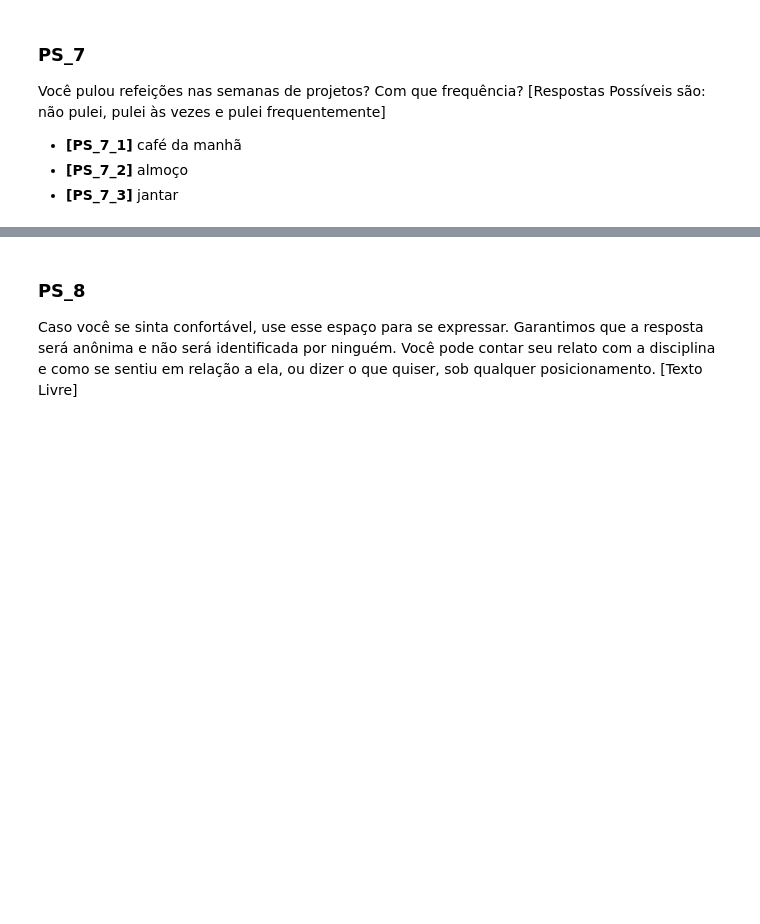
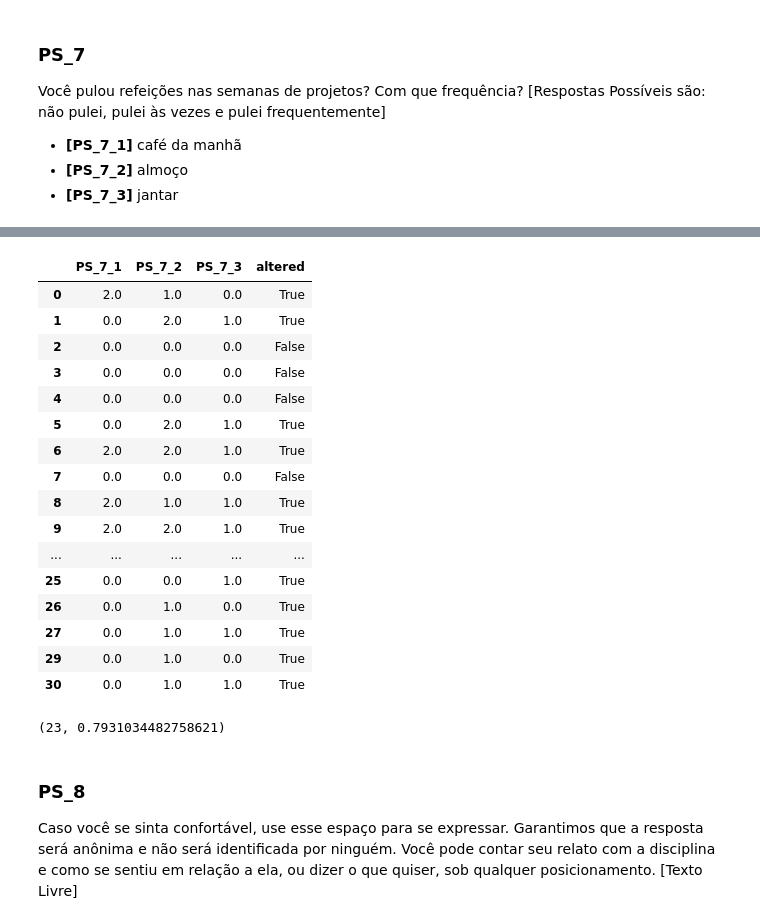
Before and after one commit to henriqueedu2001/pcs3635-health-research-data-analysis, a Jupyter notebook: analisys.ipynb, the cells around one changed output, grey strips where cells are left out. Drawn from its saved outputs; the diff is of its cells as text; code cells hidden in the pictures; blank space fills up the shorter version.

```diff
--- a/analisys.ipynb
+++ b/analisys.ipynb
@@ -803,3 +867,7 @@ Você pulou refeições nas semanas de projetos? Com que frequência? [Respostas
 - **[PS_7_1]** café da manhã
 - **[PS_7_2]** almoço
 - **[PS_7_3]** jantar
+# %%
+PS_7 = df[['PS_7_1', 'PS_7_2', 'PS_7_3']].dropna()
+
+PS_7
@@ -806,3 +892,60 @@ Você pulou refeições nas semanas de projetos? Com que frequência? [Respostas
+# %%
+def at_least_one_non_null(row: pd.Series) -> pd.Series:
+    """
+    Verifies if the row has, at least, one non null value.
+
+    Args:
+        row (pandas.Series): a pandas dataframe or series
+
+    Returns:
+        bool: True if, at least, the row have a non null value, False otherwise.
+
+    Example:
+        >>> df = pd.DataFrame({'A': [1, 2, np.nan, 4],
+        ...                    'B': [np.nan, 2, 3, 4],
+        ...                    'C': [1, np.nan, 3, np.nan]})
+
+        >>> df['new_column'] = df.apply(at_least_one_non_null, axis=1)
+        >>> print(df)
+           A    B    C   new_column
+        0  1  NaN  1.0   True
+        1  2  2.0  NaN   True
+        2  NaN  3.0  3.0   True
+        3  4  4.0  NaN   True
+    """
+    for value in row:
+        if value != 0: return True
+
+    return False
+# %%
+PS_7['altered'] = PS_7.apply(at_least_one_non_null, axis=1)
+
+PS_7
+# %% [output]
+|  | PS_7_1 | PS_7_2 | PS_7_3 | altered |
+| 0 | 2.0 | 1.0 | 0.0 | True |
+| 1 | 0.0 | 2.0 | 1.0 | True |
+| 2 | 0.0 | 0.0 | 0.0 | False |
+| 3 | 0.0 | 0.0 | 0.0 | False |
+| 4 | 0.0 | 0.0 | 0.0 | False |
+| 5 | 0.0 | 2.0 | 1.0 | True |
+| 6 | 2.0 | 2.0 | 1.0 | True |
+| 7 | 0.0 | 0.0 | 0.0 | False |
+| 8 | 2.0 | 1.0 | 1.0 | True |
+| 9 | 2.0 | 2.0 | 1.0 | True |
+| ... | ... | ... | ... | ... |
+| 25 | 0.0 | 0.0 | 1.0 | True |
+| 26 | 0.0 | 1.0 | 0.0 | True |
+| 27 | 0.0 | 1.0 | 1.0 | True |
+| 29 | 0.0 | 1.0 | 0.0 | True |
+| 30 | 0.0 | 1.0 | 1.0 | True |
+# %%
+PS_7_altered_frequency_counting = PS_7[PS_7['altered'] == True]['altered'].size
+PS_7_altered_frequency_proportion = PS_7_altered_frequency_counting/PS_7['altered'].size
+
+PS_7_altered_frequency_counting, PS_7_altered_frequency_proportion
+# %% [output]
+(23, 0.7931034482758621)
 # %% [markdown]
 ### PS_8
 Caso você se sinta confortável, use esse espaço para se expressar. Garantimos que a resposta será anônima e não será identificada por ninguém. Você pode contar seu relato com a disciplina e como se sentiu em relação a ela, ou dizer o que quiser, sob qualquer posicionamento. [Texto Livre]
```
Also changed, not shown: parts of 11 cells of this notebook.
